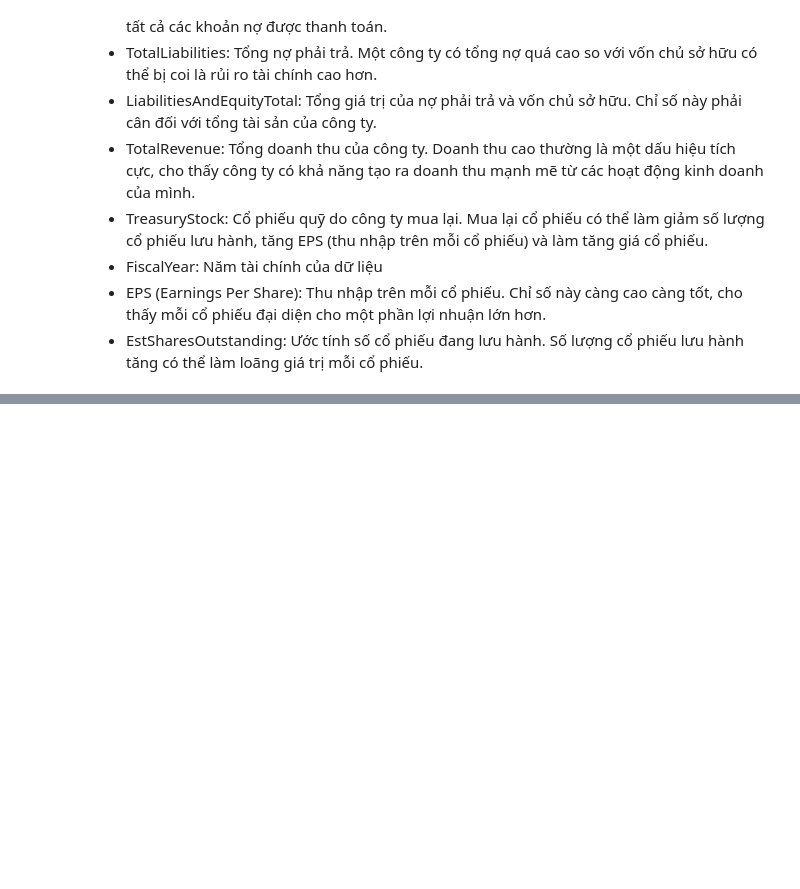
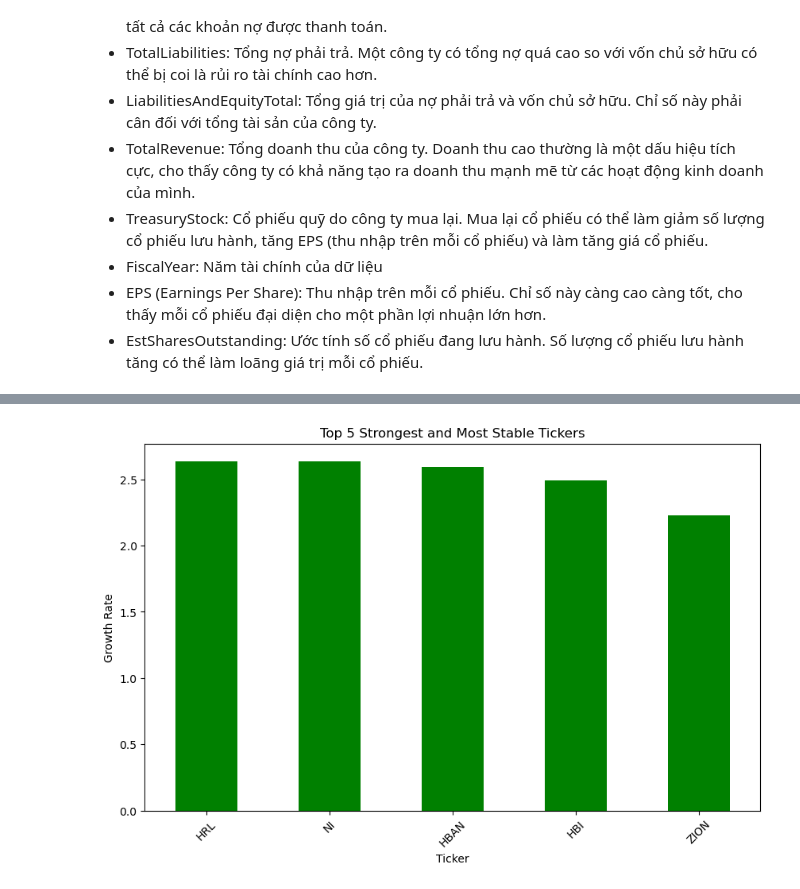
Before and after one commit to Ciss48/Stock, a Jupyter notebook: code.ipynb, the cells around one changed output, grey strips where cells are left out. Cells and saved outputs as stored; diff of their text form; code cells hidden in the pictures; blank space fills up the shorter version.

```diff
--- a/code.ipynb
+++ b/code.ipynb
@@ -97,0 +286,14 @@ financial_metrics
+# %%
+# Sắp xếp theo tỷ lệ tăng trưởng và lấy ra 5 mã cổ phiếu cao nhất
+top_5_tickers = strong_stable_tickers.sort_values(ascending=False).head(5)
+
+# Trực quan hóa kết quả
+plt.figure(figsize=(10, 6))
+top_5_tickers.plot(kind='bar', color='green')
+plt.title('Top 5 Strongest and Most Stable Tickers')
+plt.xlabel('Ticker')
+plt.ylabel('Growth Rate')
+plt.xticks(rotation=45)
+plt.show()
+# %% [output]
+[figure, added]
```
Also changed, not shown: parts of 40 cells of this notebook.
